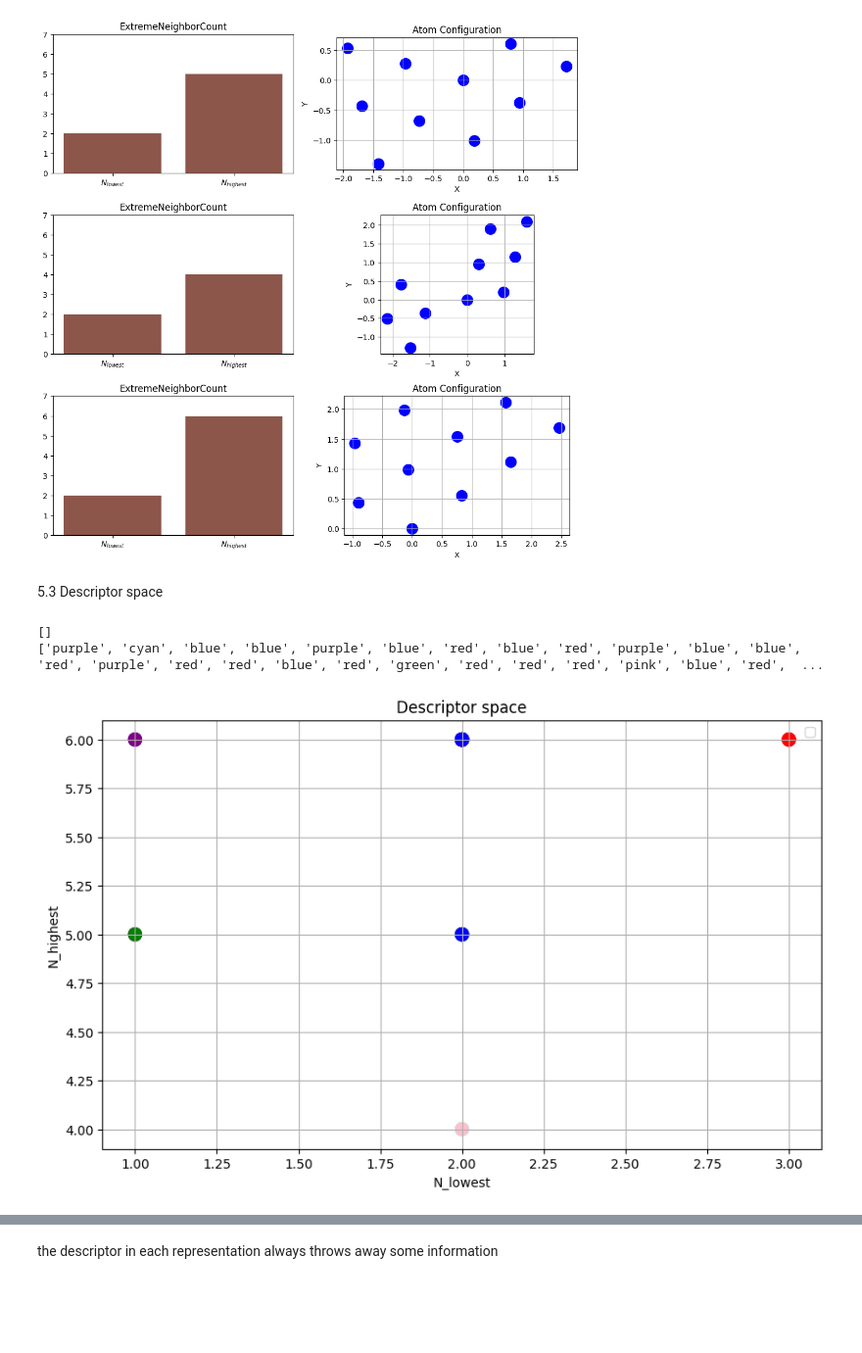
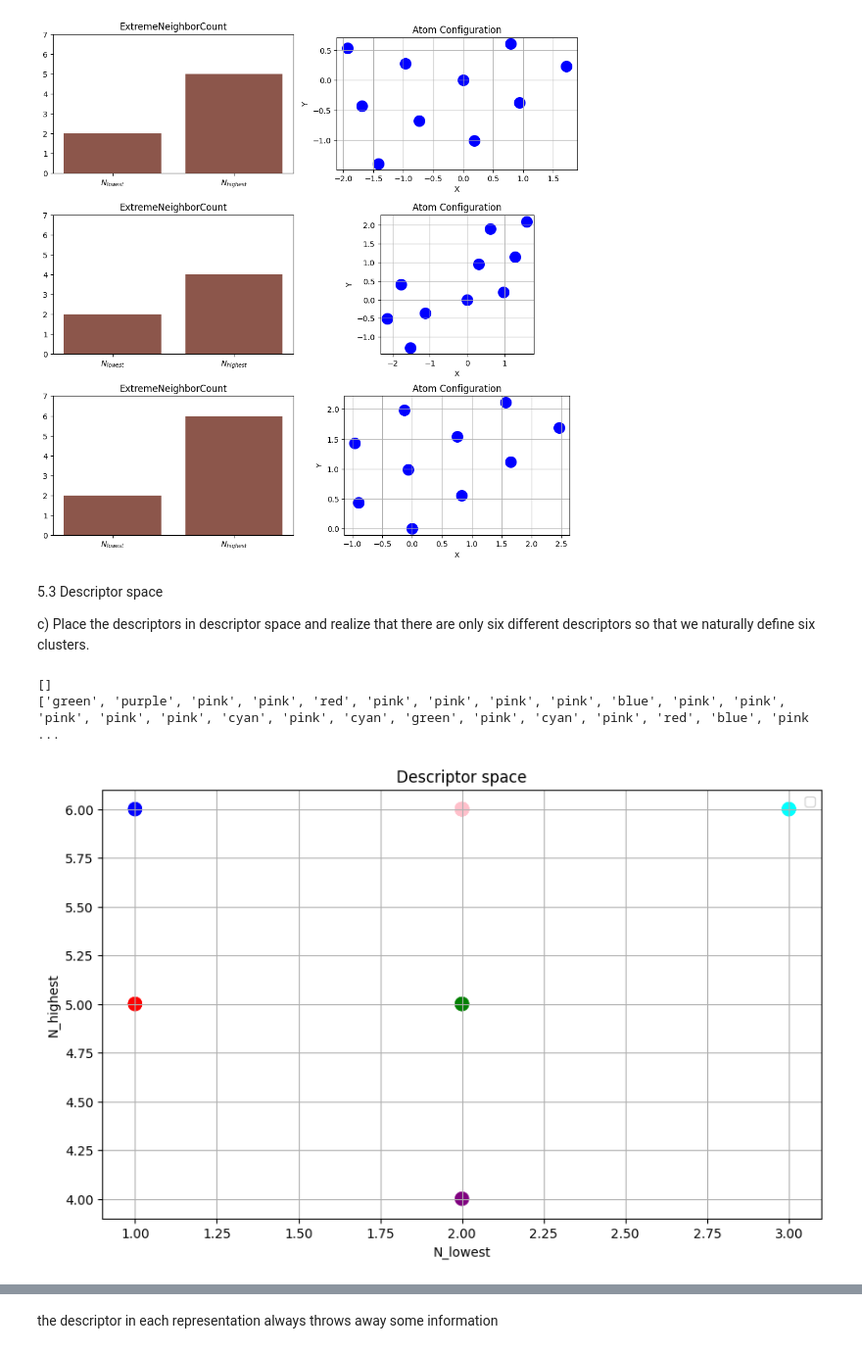
Before and after one commit to Justusperthes/Comphy, a Jupyter notebook: w4/clustering.ipynb, the cells around one changed output, grey strips where cells are left out. Shown at 98% size. Saved outputs shown, nothing was run; the diff lists cells and outputs as text; code cells hidden in the pictures; blank space fills up the shorter version.

```diff
--- a/w4/clustering.ipynb
+++ b/w4/clustering.ipynb
@@ -147,15 +157,10 @@ fig, axes = plt.subplots(n_rows, n_cols, figsize=(15, 10))
 
 axes = axes.flatten()
 
-# positions_sorted = []
-# for i in range(len(positions)):
-#     if
-
-
 for i, pos in enumerate(sorted_positions):
     ax = axes[i]
     ax.scatter(pos[:, 0], pos[:, 1], color=sorted_colors[i], s=100, label="Atoms")
-    ax.set_title(f"Cluster {i+1}")
+    ax.set_title(f"Cluster {sorted_numbers[i]}")
     ax.set_xlabel("X")
     ax.set_ylabel("Y")
     ax.set_aspect('equal')
@@ -239,63 +247,58 @@ plt.tight_layout()
 plt.show()
 # %% [output]
 [figure]
-# %% [markdown]
-5.3 Descriptor space
+# %% [markdown]
+5.3 Descriptor space
+
+c) Place the descriptors in descriptor space and realize that there are only six different descriptors so that we naturally define six clusters.
 # %%
-distance_moments = DistanceMoments()
 enc = ExtremeNeighborCount(sigma = sigma)
-enc.descriptor(positions[0])
 
 N_low_vals = []
 N_high_vals = []
 colors = []
 mu_values = []
 
-color_range = [
-    (1.6, 1.69, 'red'),
-    (1.69,1.78, 'blue'),
-    (1.78, 1.85, 'purple'),
-    (1.85, 1.9, 'green'),
-    (1.9, 2.1, 'pink'),
-    (2.1, 1000, 'cyan')
-]
-
-def get_color(mu):
-    for lower, upper, color in color_range:
-        if lower <= mu < upper:
-            return color
-    return 'black'
-
+def get_color(lowest,highest):
+    if lowest==1.00:
+        if highest==5.00:
+            return 'red'
+        else:
+            return 'blue'
+    elif lowest==2.00:
+        if highest==4.00:
+            return 'purple'
+        elif highest==5.00:
+            return 'green'
+        else:
+            return 'pink'
+    else:
+        return 'cyan'
 
 print(colors)
 
 # Loop through each cluster and compute mu and sigma
 for pos in positions:
     mu, sigma = distance_moments.descriptor(pos)
     mu_values.append(mu)
-    colors.append(get_color(mu))
     Nlow, Nhigh = enc.descriptor(pos)
+    colors.append(get_color(Nlow,Nhigh))
     N_low_vals.append(Nlow)
     N_high_vals.append(Nhigh)
     mu = distance_moments.descriptor
 
-# for pos in positions:
-#     mu, sigma = distance_moments.descriptor(pos)
-#     mu_values.append(mu)
-#     sigma_values.append(sigma)
-#     colors.append(get_color(mu))
+print(colors)
 
-print(colors)
 # Plot low vs high
 plt.figure(figsize=(10, 6))
 plt.scatter(N_low_vals, N_high_vals, color=colors, s=100)
 plt.xlabel('N_lowest')
 plt.ylabel('N_highest')
 plt.title('Descriptor space')
 plt.grid(True)
 plt.legend()
 plt.show()
 # %% [output]
 []
-['purple', 'cyan', 'blue', 'blue', 'purple', 'blue', 'red', 'blue', 'red', 'purple', 'blue', 'blue', 'red', 'purple', 'red', 'red', 'blue', 'red', 'green', 'red', 'red', 'red', 'pink', 'blue', 'red',  ...
+['green', 'purple', 'pink', 'pink', 'red', 'pink', 'pink', 'pink', 'pink', 'blue', 'pink', 'pink', 'pink', 'pink', 'pink', 'cyan', 'pink', 'cyan', 'green', 'pink', 'cyan', 'pink', 'red', 'blue', 'pink ...
-[figure, old version]
+[figure, new version]
```
Also changed, not shown: parts of 12 cells of this notebook.
